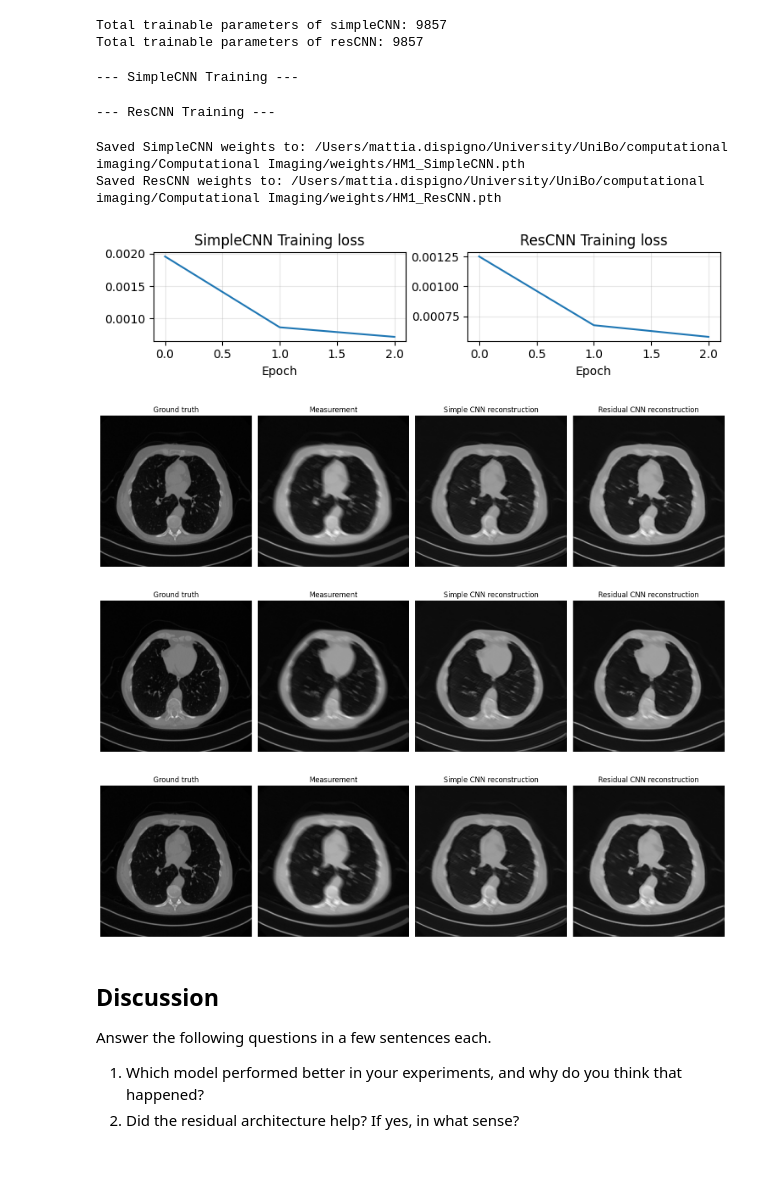
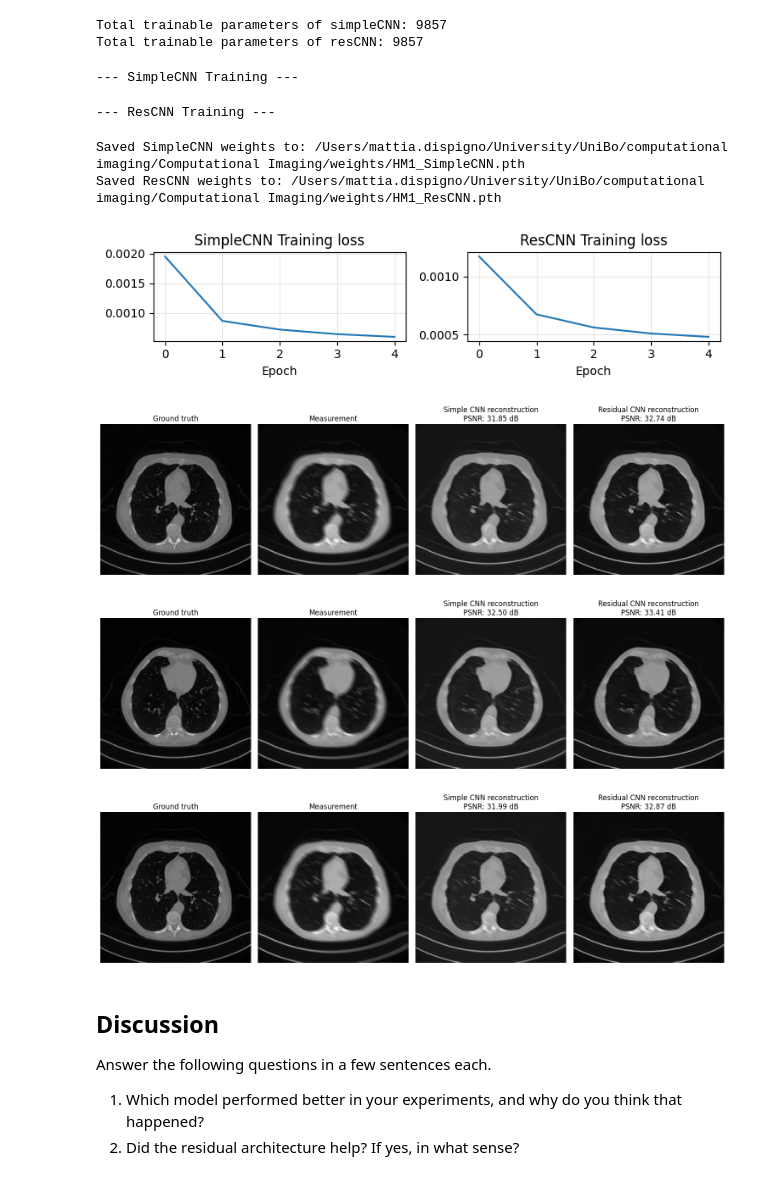
Before and after one commit to mattiadispigno/Computational-Imaging, a Jupyter notebook: homework1_CNN.ipynb, the cells around one changed output. Cells and saved outputs as stored; diff of their text form; code cells hidden in the pictures.

```diff
--- a/homework1_CNN.ipynb
+++ b/homework1_CNN.ipynb
@@ -238,7 +238,7 @@ weights_dir.mkdir(exist_ok=True)
 simpleCNN_weights_path = weights_dir / 'HM1_SimpleCNN.pth'
 resCNN_weights_path = weights_dir / 'HM1_ResCNN.pth'
 
-def train_model(model, train_loader, K, num_epochs=3, noise_level=0.01, lr=1e-3):
+def train_model(model, train_loader, K, num_epochs=5, noise_level=0.01, lr=1e-3):
     model = model.to(device)
     optimizer = torch.optim.Adam(model.parameters(), lr=lr)
     loss_fn = nn.MSELoss()
@@ -279,7 +279,7 @@ def train_model(model, train_loader, K, num_epochs=3, noise_level=0.01, lr=1e-3)
 
     return history
 
-# TODO:
+
 # 1. train both models
 print('--- SimpleCNN Training ---')
 simpleCNN_history = train_model(model=simpleCNN_model, train_loader=train_loader, K=K)
@@ -315,8 +315,9 @@ plt.show()
 --- ResCNN Training ---
 Saved SimpleCNN weights to: /Users/mattia.dispigno/University/UniBo/computational imaging/Computational Imaging/weights/HM1_SimpleCNN.pth
 Saved ResCNN weights to: /Users/mattia.dispigno/University/UniBo/computational imaging/Computational Imaging/weights/HM1_ResCNN.pth
-[figure, old version]
+[figure, new version]
 # %%
+from IPPy.utilities.metrics import PSNR
 # evaluate the two models on one or two test examples
 # and visualize the results in a clean figure.
 test_iter = iter(test_loader)
@@ -324,38 +325,40 @@ test_iter = iter(test_loader)
 for i in range(3):
     with torch.no_grad():
         x_true = next(test_iter)[0:1].to(device)
         y_delta = K(x_true)
         y_delta = y_delta + gaussian_noise(y_delta, noise_level=noise_level)
         x_rec_simpleCNN = simpleCNN_model(y_delta)
         x_rec_resCNN = resCNN_model(y_delta)
 
     plt.figure(figsize=(15, 4))
     plt.subplot(1, 4, 1)
     plt.imshow(x_true.cpu().squeeze(), cmap='gray')
     plt.title('Ground truth')
     plt.axis('off')
 
     plt.subplot(1, 4, 2)
     plt.imshow(y_delta.cpu().squeeze(), cmap='gray')
     plt.title('Measurement')
     plt.axis('off')
 
     plt.subplot(1, 4, 3)
     plt.imshow(x_rec_simpleCNN.cpu().squeeze(), cmap='gray')
-    plt.title('Simple CNN reconstruction')
+    psnr_simple = float(PSNR(x_rec_simpleCNN, x_true))
+    plt.title(f'Simple CNN reconstruction\nPSNR: {psnr_simple:.2f} dB')
     plt.axis('off')
 
     plt.subplot(1, 4, 4)
     plt.imshow(x_rec_resCNN.cpu().squeeze(), cmap='gray')
-    plt.title('Residual CNN reconstruction')
+    psnr_res = float(PSNR(x_rec_resCNN, x_true))
+    plt.title(f'Residual CNN reconstruction\nPSNR: {psnr_res:.2f} dB')
     plt.axis('off')
 
     plt.tight_layout()
     plt.show()
 # %% [output]
-[figure, old version]
+[figure, new version]
-[figure, old version]
+[figure, new version]
-[figure, old version]
+[figure, new version]
 # %% [markdown]
 ## Discussion
 
```
Also changed, not shown: parts of 1 cell of this notebook, 2 other files.
